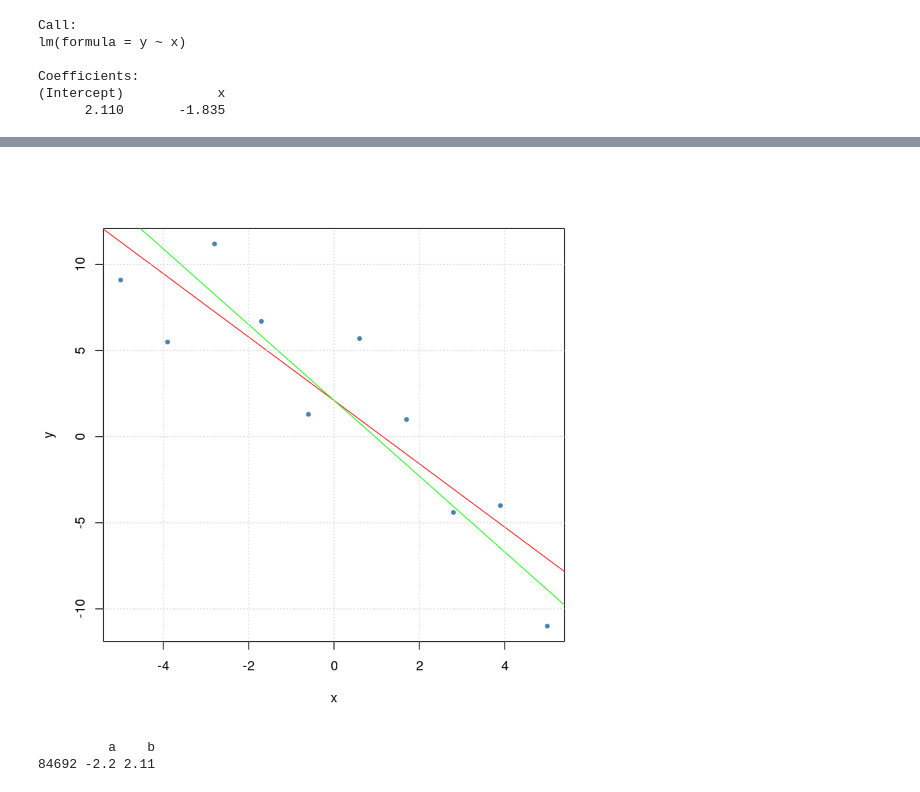
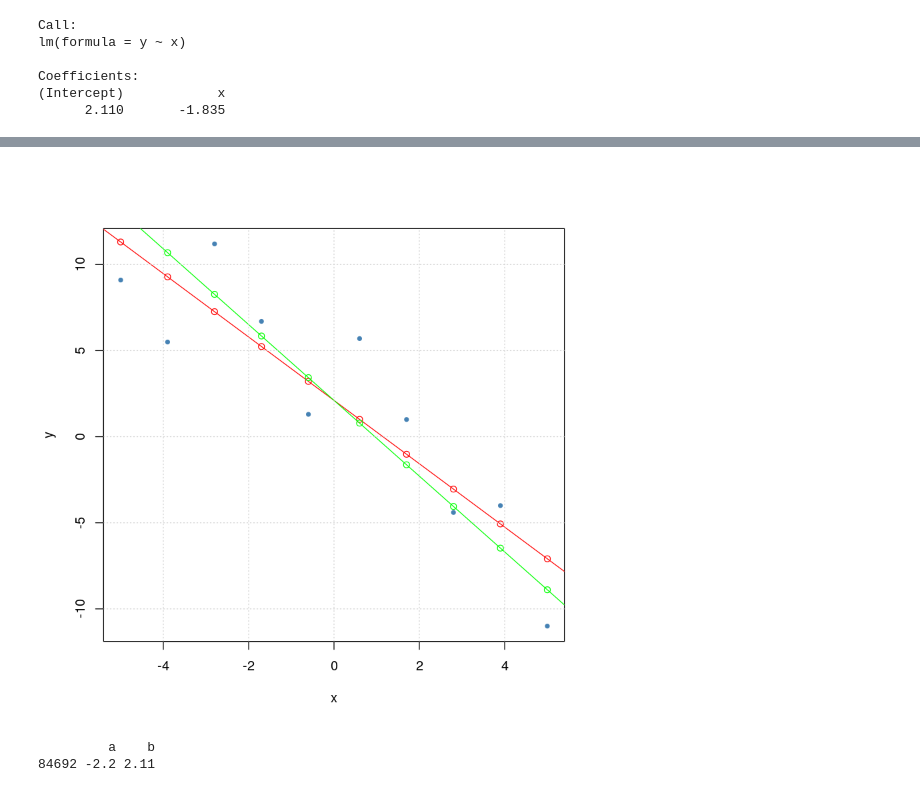
Before and after one commit to LecJackS/Toma-de-Decisiones-2020, a Jupyter notebook: Guia-1.ipynb, the cells around one changed output, grey strips where cells are left out. Drawn from its saved outputs; the diff is of its cells as text; code cells hidden in the pictures.

Commit message:
Added predicted points

```diff
--- a/Guia-1.ipynb
+++ b/Guia-1.ipynb
@@ -84,23 +84,25 @@ Usando distancia perpendicular a la recta calculada por Emiliano Martinez
 # %%
 errorL2 <- rep(NA, nrow(p))
 for(k in 1:nrow(p)){
     aL2 <- p$a[k]
     bL2 <- p$b[k]
 
     errorL2[k] <- sum((y - (aL2*x + bL2))^2 / (aL2^2 + 1))
 }
 
 kminL2 <- which.min(errorL2)
 aL2.best <- p$a[kminL2]
 bL2.best <- p$b[kminL2]
 
 plot(x, y, col="steelblue", pch=20)
 #points(x, a.best*x+ b.best, pch=19, col="red")
 abline(b.best, a.best, col="red")
+points(x, a.best*x + b.best, col="red")
 abline(bL2.best, aL2.best, col="green")
+points(x, aL2.best*x + bL2.best, col="green")
 grid()
 # %% [output]
-[figure, old version]
+[figure, new version]
 # %%
 print(p[kminL2,])
 # %% [output]
```
Also changed, not shown: parts of 1 cell of this notebook.
